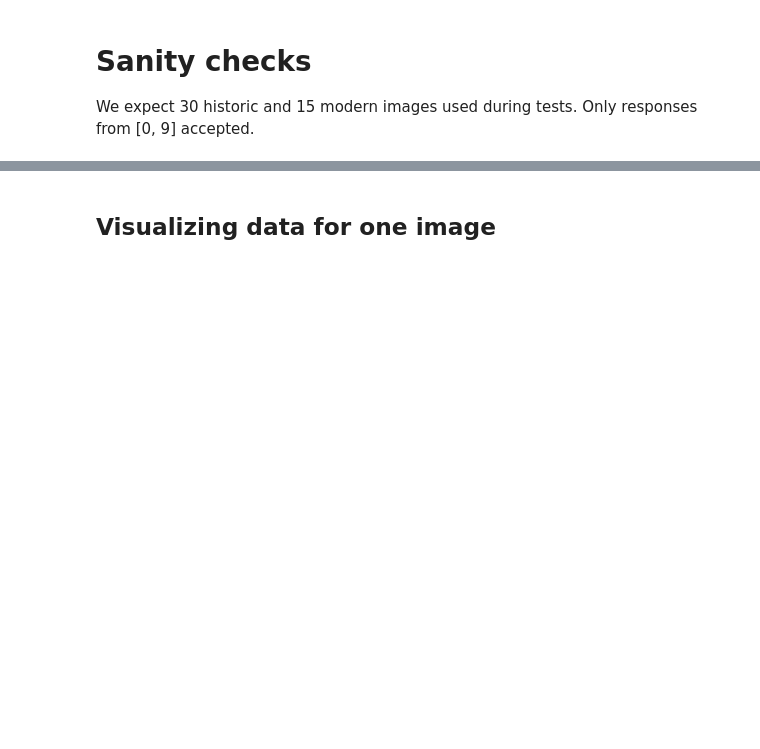
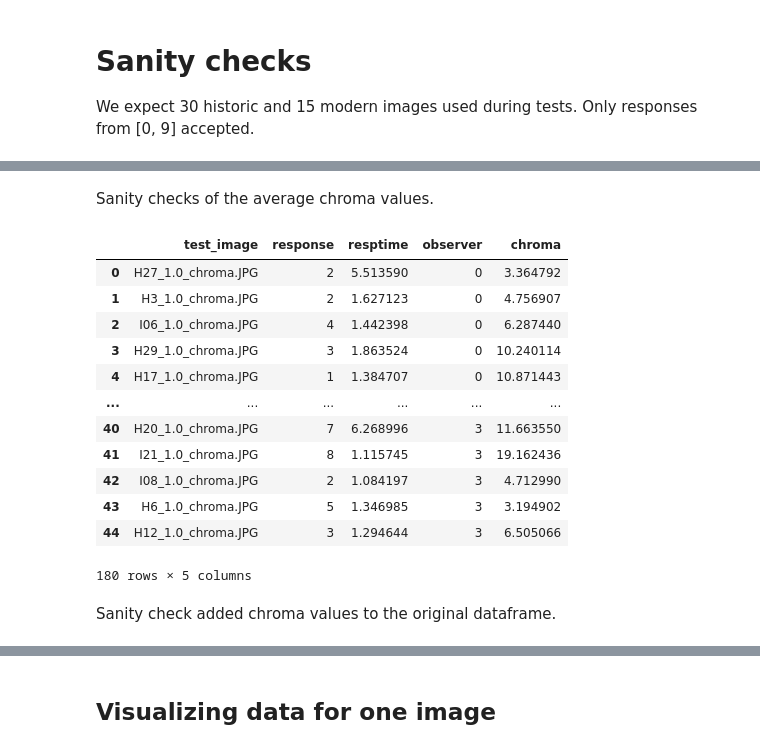
Before and after one commit to Thrrym/PerceptionAndImageQuality, a Jupyter notebook: analysis/analysis.ipynb, the cells around one changed output, grey strips where cells are left out. Drawn from its saved outputs; the diff is of its cells as text; code cells hidden in the pictures; blank space fills up the shorter version.

```diff
--- a/analysis/analysis.ipynb
+++ b/analysis/analysis.ipynb
@@ -69,0 +100,2 @@ assert len(df['observer'].unique()) == len(single_result_file_names)
+# %% [markdown]
+Sanity checks of the average chroma values.
@@ -69,0 +106,28 @@ assert len(df['observer'].unique()) == len(single_result_file_names)
+# %%
+name = df_average_chroma_values['test_image'].unique()[0]
+chroma_list = []
+for image in df['test_image']:
+    s = df_average_chroma_values.loc[df_average_chroma_values['test_image'] == image, 'chroma']
+    chroma_list.append(s.iloc[0])
+
+list(chroma_list)
+df['chroma'] = chroma_list
+
+#df_average_chroma_values[df_average_chroma_values['test_image'] == 'H24_1.0_chroma.JPG']['chroma']
+df
+# %% [output]
+|  | test_image | response | resptime | observer | chroma |
+| 0 | H27_1.0_chroma.JPG | 2 | 5.513590 | 0 | 3.364792 |
+| 1 | H3_1.0_chroma.JPG | 2 | 1.627123 | 0 | 4.756907 |
+| 2 | I06_1.0_chroma.JPG | 4 | 1.442398 | 0 | 6.287440 |
+| 3 | H29_1.0_chroma.JPG | 3 | 1.863524 | 0 | 10.240114 |
+| 4 | H17_1.0_chroma.JPG | 1 | 1.384707 | 0 | 10.871443 |
+| ... | ... | ... | ... | ... | ... |
+| 40 | H20_1.0_chroma.JPG | 7 | 6.268996 | 3 | 11.663550 |
+| 41 | I21_1.0_chroma.JPG | 8 | 1.115745 | 3 | 19.162436 |
+| 42 | I08_1.0_chroma.JPG | 2 | 1.084197 | 3 | 4.712990 |
+| 43 | H6_1.0_chroma.JPG | 5 | 1.346985 | 3 | 3.194902 |
+| 44 | H12_1.0_chroma.JPG | 3 | 1.294644 | 3 | 6.505066 |
+180 rows × 5 columns
+# %% [markdown]
+Sanity check added chroma values to the original dataframe.
```
Also changed, not shown: parts of 16 cells of this notebook.
